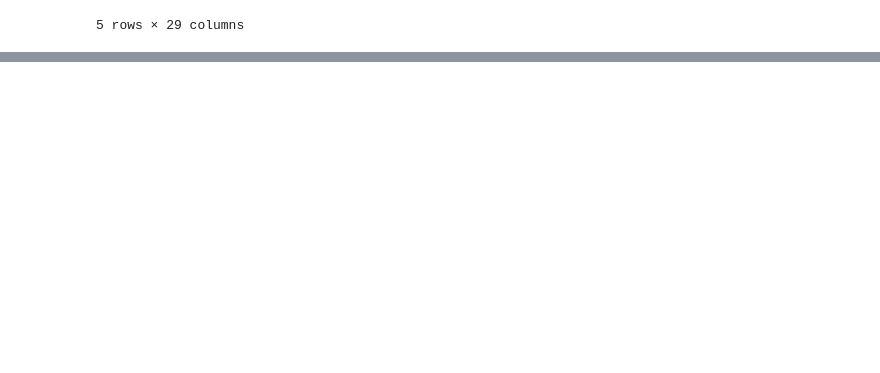
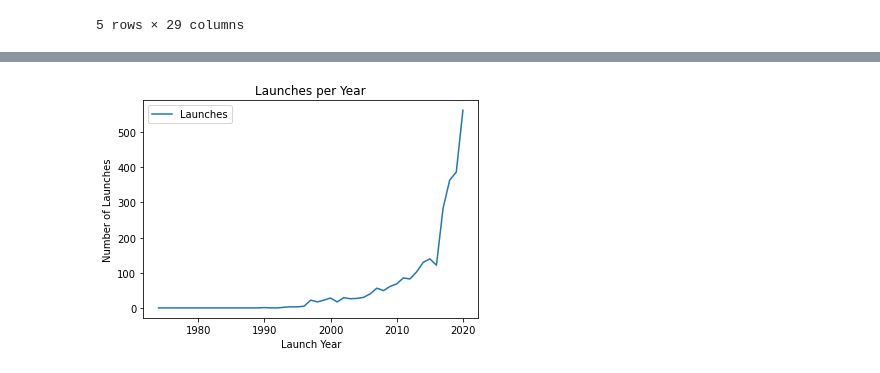
Before and after one commit to jdmerryman88/Worldwide_Satellite_Analysis, a Jupyter notebook: final.ipynb, the cells around one changed output, grey strips where cells are left out. Cells and saved outputs as stored; diff of their text form; code cells hidden in the pictures; blank space fills up the shorter version.

```diff
--- a/final.ipynb
+++ b/final.ipynb
@@ -124,3 +124,18 @@ cleaned_satellite_df.head()
 | 3 | AAUSat-4 | Denmark | Denmark | University of Aalborg | Civil | Earth Observation | ... |
 | 4 | ABS-2 | NR | Multinational | Asia Broadcast Satellite Ltd. | Commercial | Communications | ... |
 5 rows × 29 columns
+# %%
+### Satelites per year starts here
+
+#Creates Dataframes needed for plotting
+satelites_yearly_df = pd.DataFrame()
+cleaned_yearly_df = pd.DataFrame()
+
+#Groups data by launch year
+satelites_yearly_df = cleaned_satellite_df.groupby('Launch Year').count()
+satelites_yearly_df = satelites_yearly_df.reset_index()
+
+#Fills dataframe
+cleaned_yearly_df ['Launch Year'] = satelites_yearly_df['Launch Year']
+cleaned_yearly_df ['Launches'] = satelites_yearly_df['Current Official Name of Satellite']
+cleaned_yearly_df
@@ -126,0 +160,9 @@ cleaned_satellite_df.head()
+# %%
+#Creates line plot of launches per year
+yll = cleaned_yearly_df.plot.line(x = 'Launch Year' , y = 'Launches' , title ='Launches per Year')
+yll.set_ylabel("Number of Launches")
+
+plt.savefig("Images/Launches_Per_Year_Line.png")
+plt.show()
+# %% [output]
+[figure, added]
```
Also changed, not shown: parts of 10 cells of this notebook.
